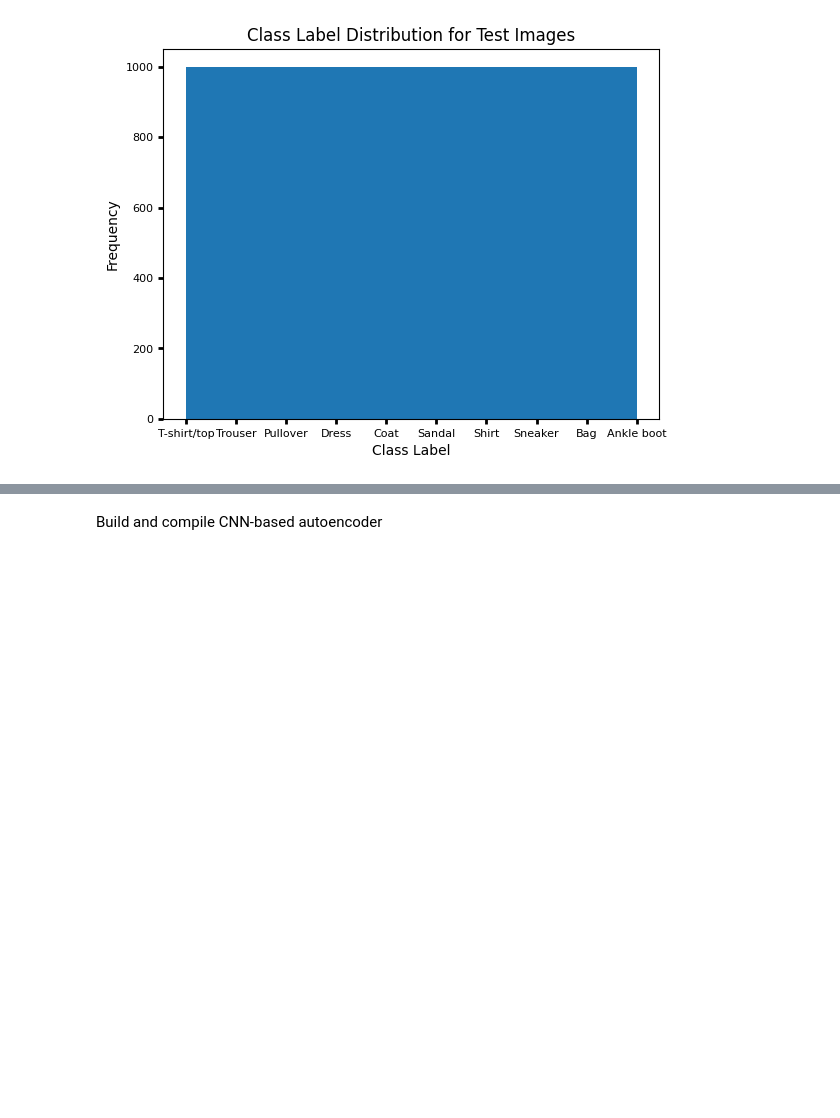
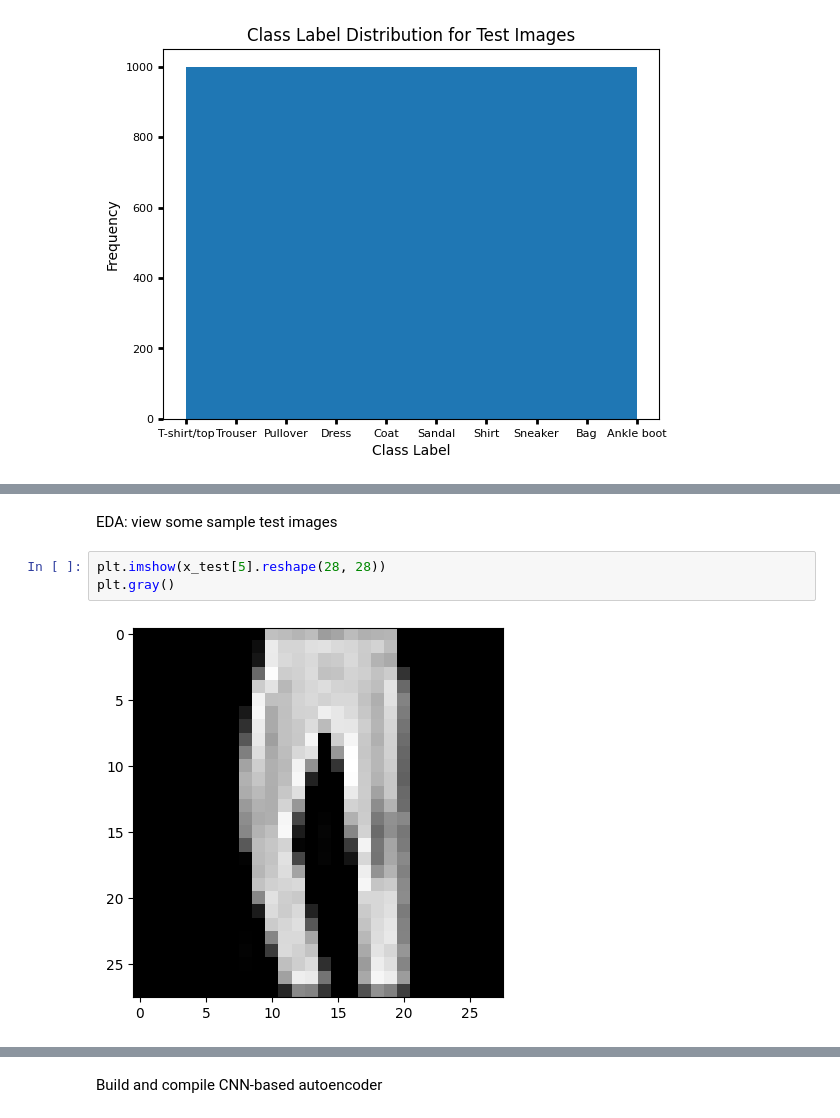
Before and after one commit to laurenwisniewski/DS4002-Project-3, a Jupyter notebook: DS_Project_3.ipynb, the cells around one changed output, grey strips where cells are left out. Drawn from its saved outputs; the diff is of its cells as text; blank space fills up the shorter version.

```diff
--- a/DS_Project_3.ipynb
+++ b/DS_Project_3.ipynb
@@ -49,0 +62,7 @@ plt.show()
+# %% [markdown]
+EDA: view some sample test images
+# %%
+plt.imshow(x_test[5].reshape(28, 28))
+plt.gray()
+# %% [output]
+[figure, added]
```
Also changed, not shown: parts of 12 cells of this notebook.
